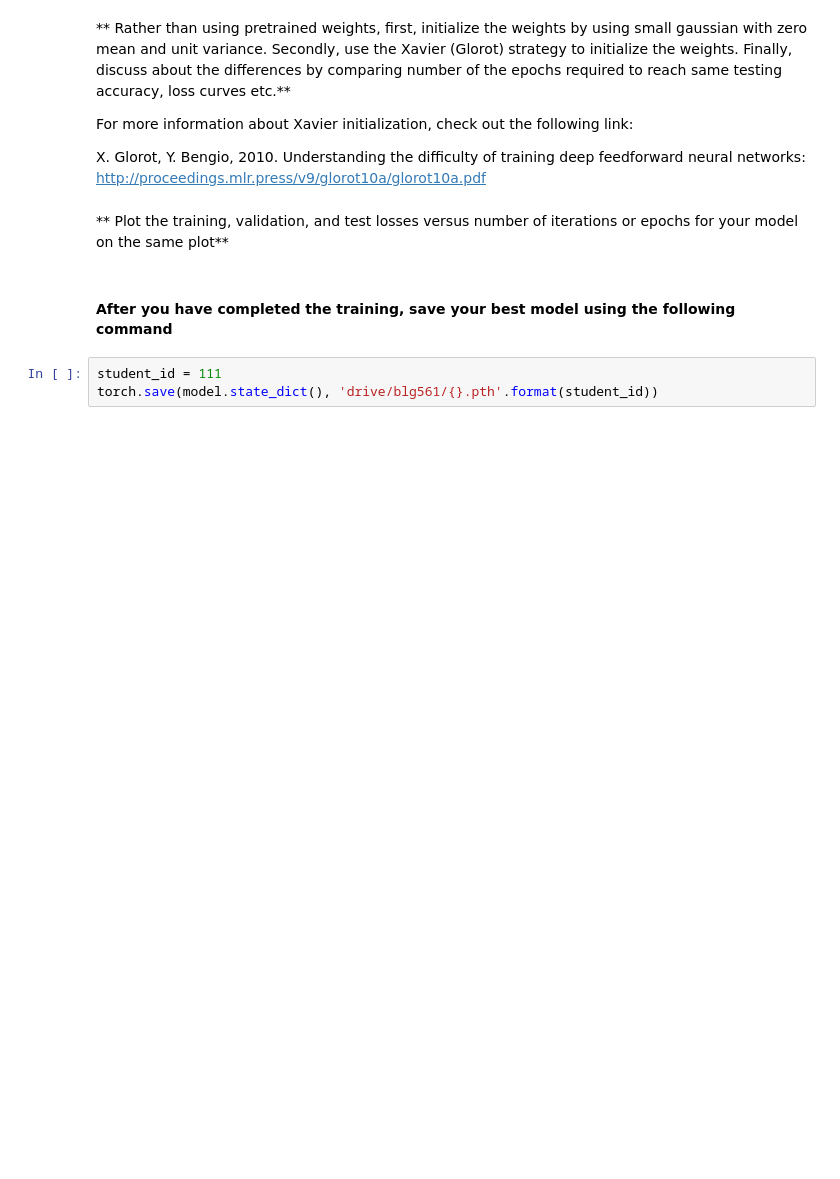
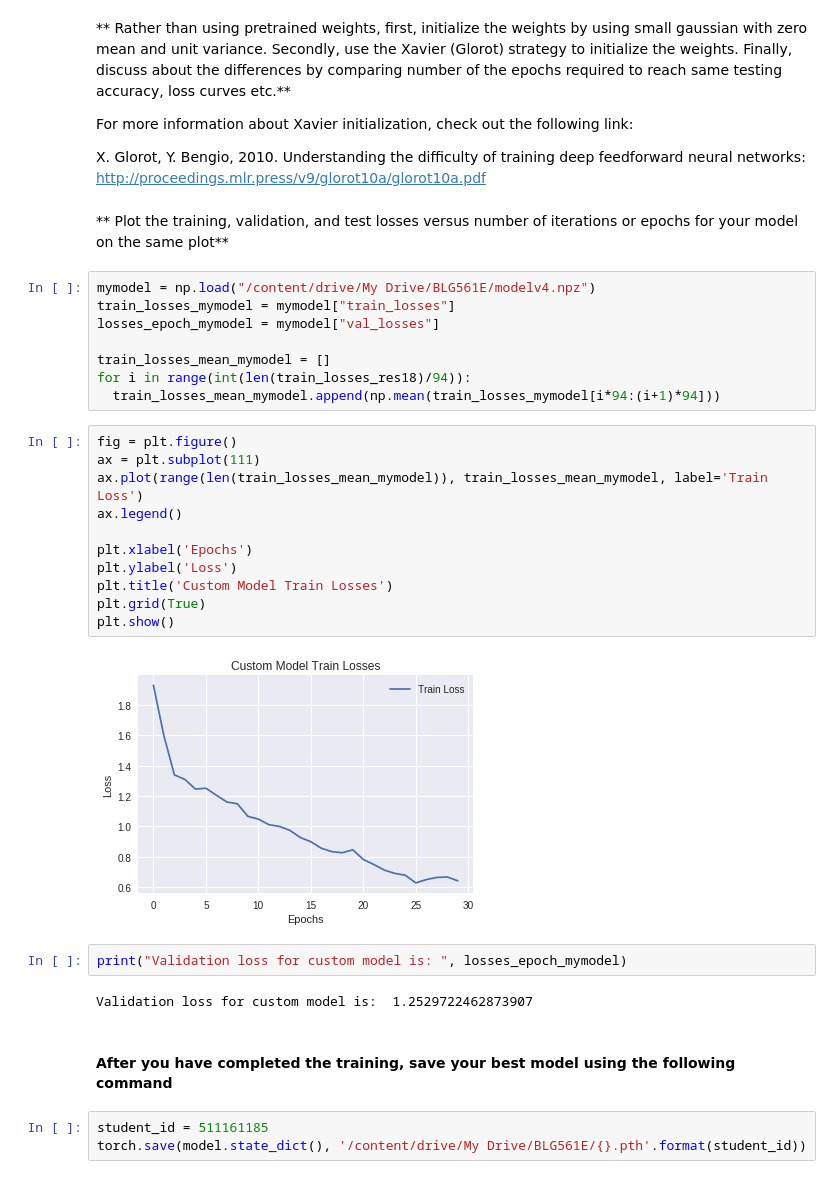
Before and after one commit to ooaj/BLG561E, a Jupyter notebook: HW-2/PyTorch.ipynb, the cells around one changed output. Drawn from its saved outputs; the diff is of its cells as text; blank space fills up the shorter version.

```diff
--- a/HW-2/PyTorch.ipynb
+++ b/HW-2/PyTorch.ipynb
@@ -231,8 +590,33 @@ For more information about Xavier initialization, check out the following link:
 X. Glorot, Y. Bengio, 2010. Understanding the difficulty of training deep feedforward neural networks:  http://proceedings.mlr.press/v9/glorot10a/glorot10a.pdf
 # %% [markdown]
 ** Plot the training, validation, and test losses versus number of iterations or epochs for your model on the same plot**
+# %%
+mymodel = np.load("/content/drive/My Drive/BLG561E/modelv4.npz")
+train_losses_mymodel = mymodel["train_losses"]
+losses_epoch_mymodel = mymodel["val_losses"]
+
+train_losses_mean_mymodel = []
+for i in range(int(len(train_losses_res18)/94)):
+  train_losses_mean_mymodel.append(np.mean(train_losses_mymodel[i*94:(i+1)*94]))
+# %%
+fig = plt.figure()
+ax = plt.subplot(111)
+ax.plot(range(len(train_losses_mean_mymodel)), train_losses_mean_mymodel, label='Train Loss')
+ax.legend()
+
+plt.xlabel('Epochs')
+plt.ylabel('Loss')
+plt.title('Custom Model Train Losses')
+plt.grid(True)
+plt.show()
+# %% [output]
+[figure, added]
+# %%
+print("Validation loss for custom model is: ", losses_epoch_mymodel)
+# %% [output]
+Validation loss for custom model is:  1.2529722462873907
 # %% [markdown]
 #### After you have completed the training, save your best model using the following command
 # %%
-student_id = 111
-torch.save(model.state_dict(), 'drive/blg561/{}.pth'.format(student_id))
+student_id = 511161185
+torch.save(model.state_dict(), '/content/drive/My Drive/BLG561E/{}.pth'.format(student_id))
```
Also changed, not shown: parts of 28 cells of this notebook, 5 other files.
